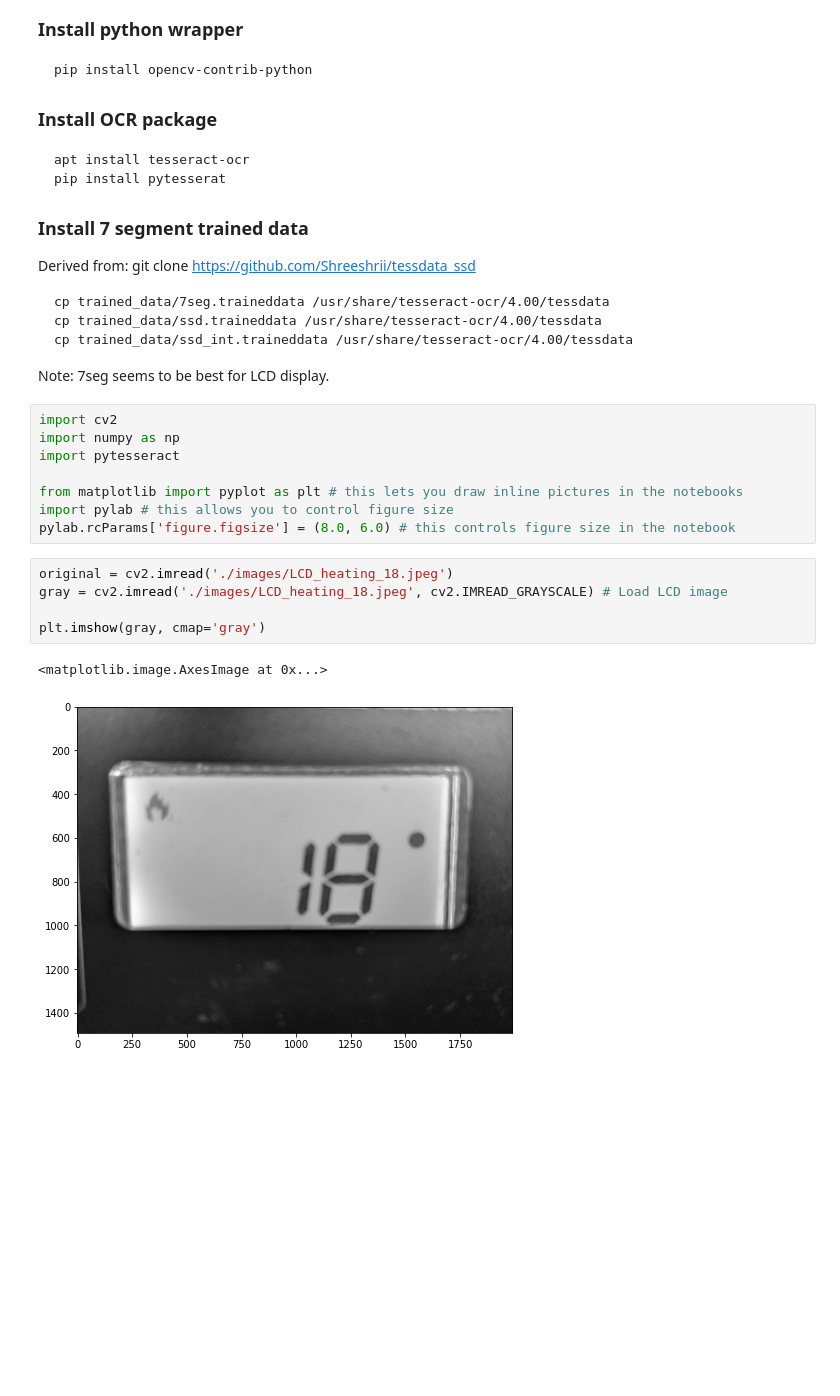
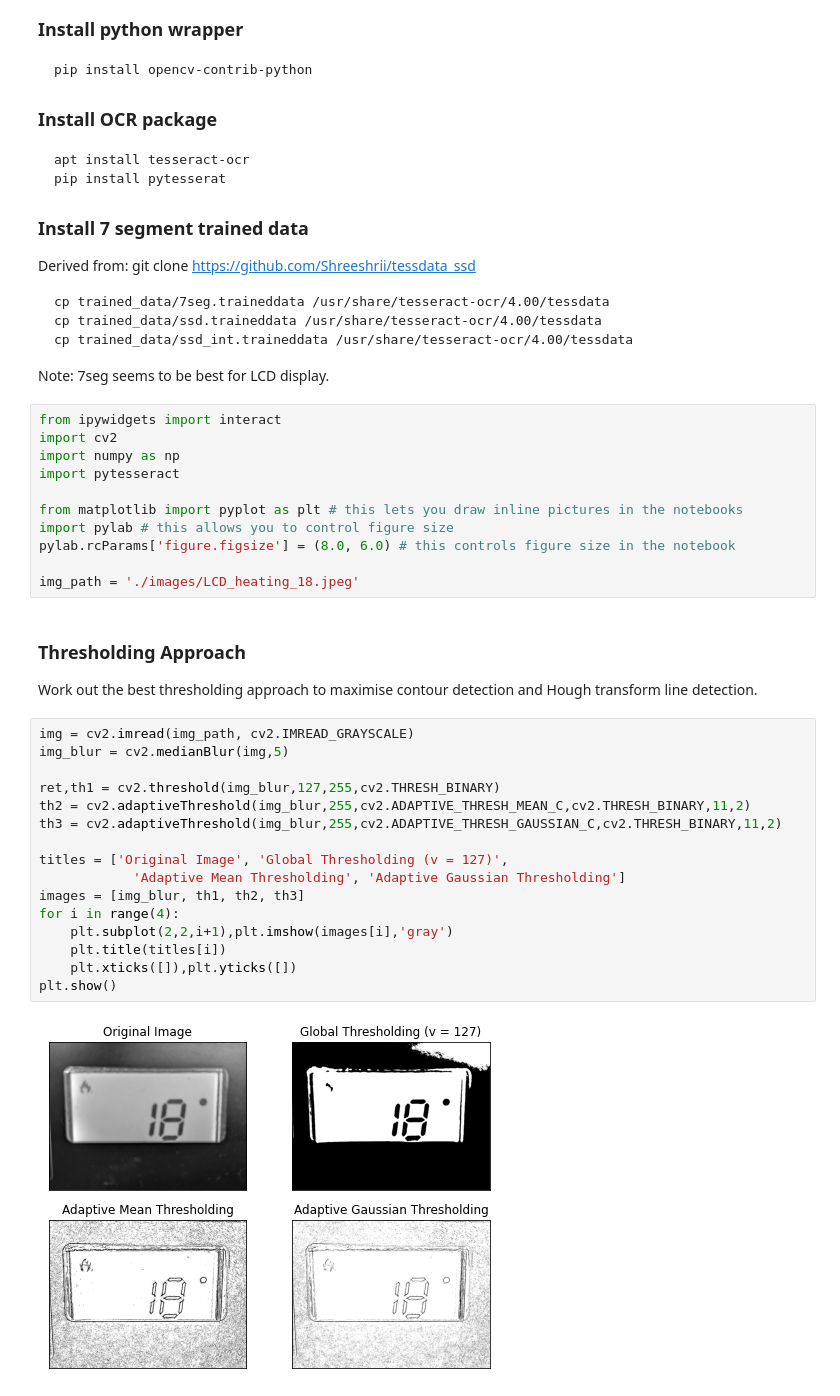
Before and after one commit to mthorley/notebooks, a Jupyter notebook: pentair-image-processing/Pentair Heater LCD Image Processing.ipynb, the cells around one changed output. Cells and saved outputs as stored; diff of their text form; blank space fills up the shorter version.

````diff
--- a/pentair-image-processing/Pentair Heater LCD Image Processing.ipynb
+++ b/pentair-image-processing/Pentair Heater LCD Image Processing.ipynb
@@ -30,6 +30,7 @@ cp trained_data/ssd_int.traineddata /usr/share/tesseract-ocr/4.00/tessdata
 ```
 Note: 7seg seems to be best for LCD display.
 # %%
+from ipywidgets import interact
 import cv2
 import numpy as np
 import pytesseract
@@ -37,11 +38,27 @@ import pytesseract
 from matplotlib import pyplot as plt # this lets you draw inline pictures in the notebooks
 import pylab # this allows you to control figure size
 pylab.rcParams['figure.figsize'] = (8.0, 6.0) # this controls figure size in the notebook
+
+img_path = './images/LCD_heating_18.jpeg'
-# %%
-original = cv2.imread('./images/LCD_heating_18.jpeg')
-gray = cv2.imread('./images/LCD_heating_18.jpeg', cv2.IMREAD_GRAYSCALE) # Load LCD image
-
-plt.imshow(gray, cmap='gray')
-# %% [output]
-<matplotlib.image.AxesImage at 0x...>
-[figure, removed]
+# %% [markdown]
+### Thresholding Approach
+
+Work out the best thresholding approach to maximise contour detection and Hough transform line detection.
+# %%
+img = cv2.imread(img_path, cv2.IMREAD_GRAYSCALE)
+img_blur = cv2.medianBlur(img,5)
+
+ret,th1 = cv2.threshold(img_blur,127,255,cv2.THRESH_BINARY)
+th2 = cv2.adaptiveThreshold(img_blur,255,cv2.ADAPTIVE_THRESH_MEAN_C,cv2.THRESH_BINARY,11,2)
+th3 = cv2.adaptiveThreshold(img_blur,255,cv2.ADAPTIVE_THRESH_GAUSSIAN_C,cv2.THRESH_BINARY,11,2)
+
+titles = ['Original Image', 'Global Thresholding (v = 127)',
+            'Adaptive Mean Thresholding', 'Adaptive Gaussian Thresholding']
+images = [img_blur, th1, th2, th3]
+for i in range(4):
+    plt.subplot(2,2,i+1),plt.imshow(images[i],'gray')
+    plt.title(titles[i])
+    plt.xticks([]),plt.yticks([])
+plt.show()
+# %% [output]
+[figure, added]
````
Also changed, not shown: parts of 12 cells of this notebook.
